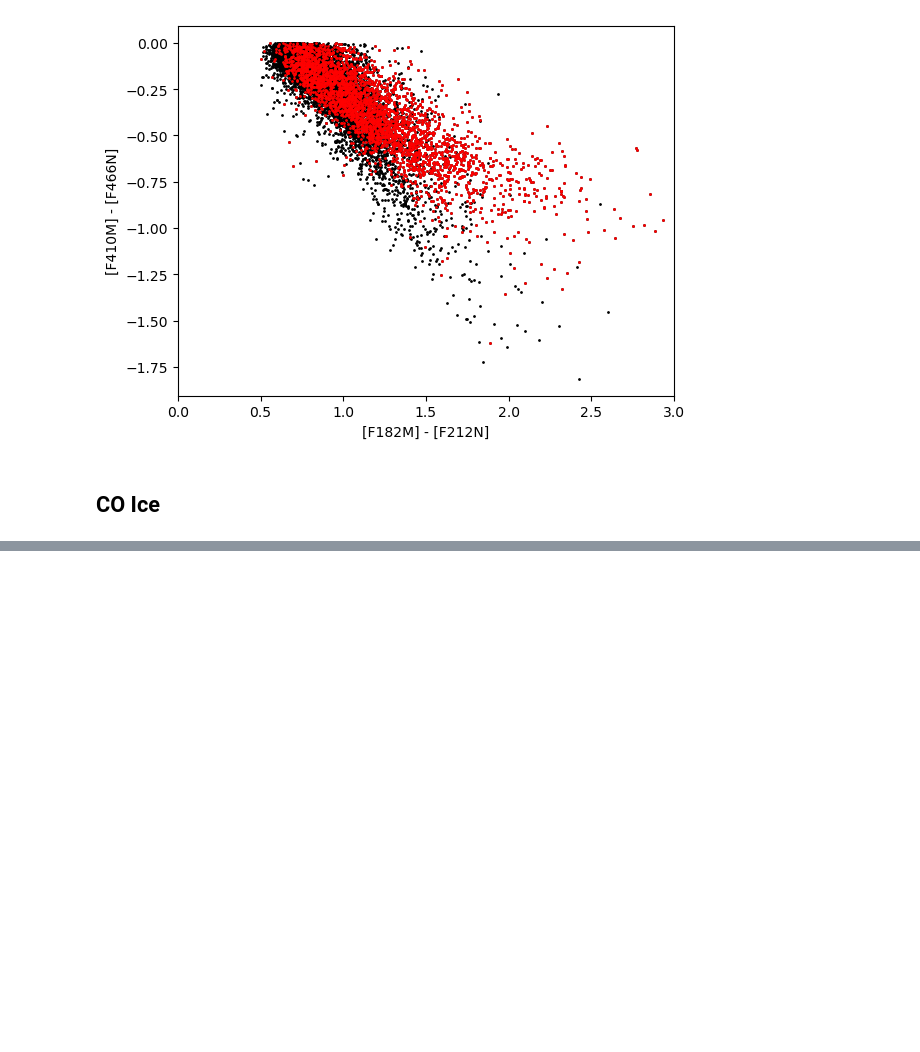
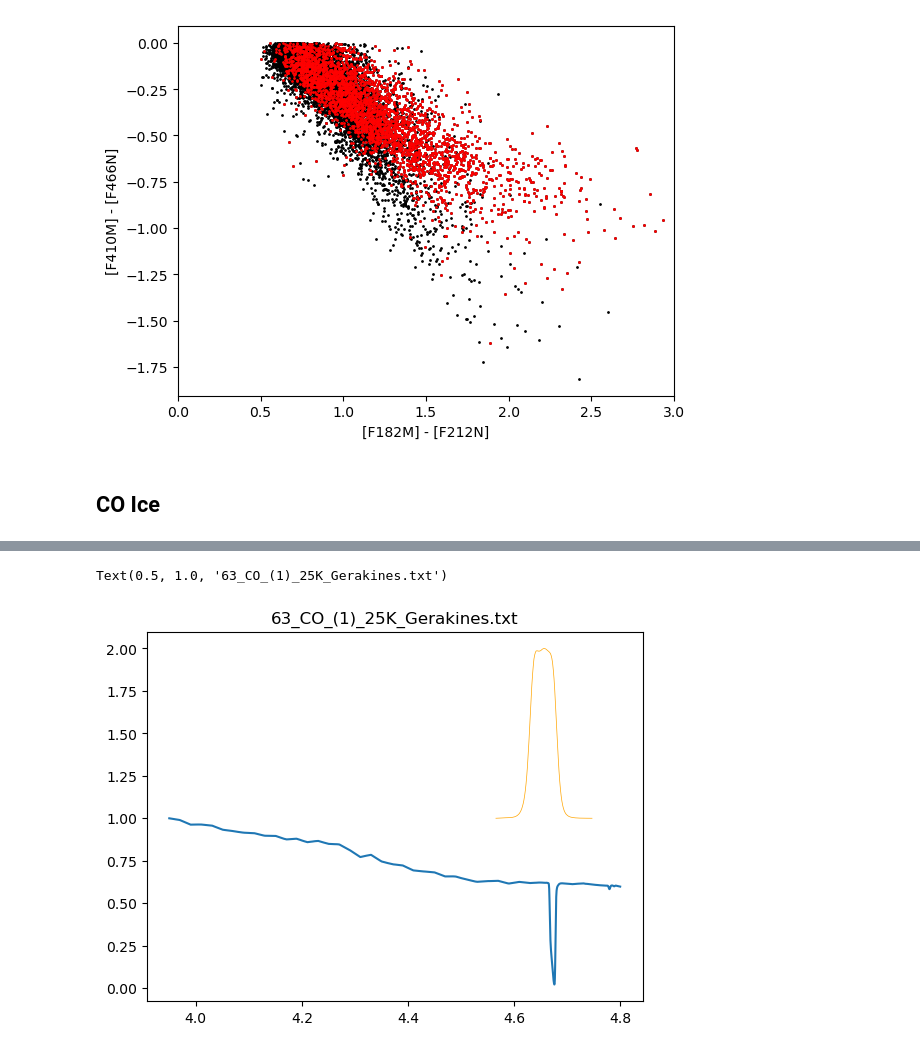
Before and after one commit to SpacialTree/lactea-filament, a Jupyter notebook: lactea-filament/notebooks/filament_COice.ipynb, the cells around one changed output, grey strips where cells are left out. Drawn from its saved outputs; the diff is of its cells as text; code cells hidden in the pictures; blank space fills up the shorter version.

```diff
--- a/lactea-filament/notebooks/filament_COice.ipynb
+++ b/lactea-filament/notebooks/filament_COice.ipynb
@@ -76,0 +114,2 @@ dmag_466m410, cols = co_map.co_ice_modeling(ref_band='f410m', consts_file='1_CO_
+# %%
+lis = co_map.list_consts_files('_CO_', verbose=True)
@@ -76,0 +134,24 @@ dmag_466m410, cols = co_map.co_ice_modeling(ref_band='f410m', consts_file='1_CO_
+# %%
+consts_file = lis[0].split('/')[-1] #'22_HCN (1)_95K_Dello.txt'
+
+filterid = 'JWST/NIRCam.F466N'
+xarr = np.linspace(filter_data.loc[filterid]['WavelengthMin'] * u.AA,
+                   filter_data.loc[filterid]['WavelengthMax'] * u.AA,
+                   1000)
+xarr = np.linspace(3.95*u.um, 4.8*u.um, 5000)
+phx4000 = atmo_model(4000, xarr=xarr)
+consts = read_ocdb_file(f'{optical_constants_cache_dir}/{consts_file}')
+molwt = composition_to_molweight(consts.meta['composition'])*u.Da
+
+aspec = absorbed_spectrum(1e18*u.cm**-2, consts, spectrum=phx4000['fnu'], xarr=xarr, molecular_weight=molwt)
+plt.plot(xarr.to(u.um), aspec / aspec.max())
+
+trans = SvoFps.get_transmission_data(filterid)
+plt.plot(trans['Wavelength'].quantity.to(u.um),
+        trans['Transmission'].value/trans['Transmission'].value.max() + 1,
+        linewidth=0.5,
+        color='orange')
+plt.title(consts_file)
+# %% [output]
+Text(0.5, 1.0, '63_CO_(1)_25K_Gerakines.txt')
+[figure, added]
```
Also changed, not shown: parts of 17 cells of this notebook.
